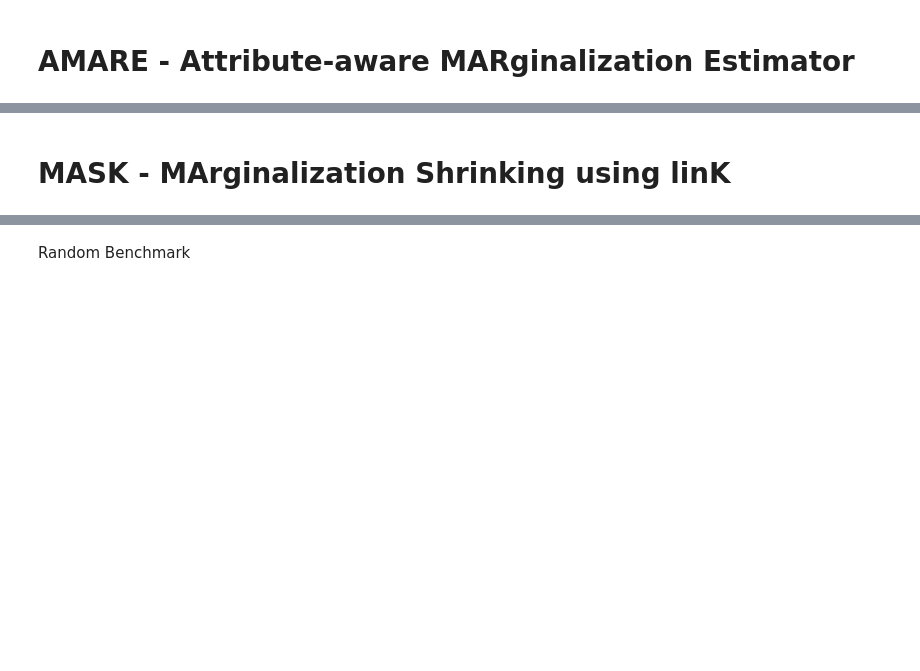
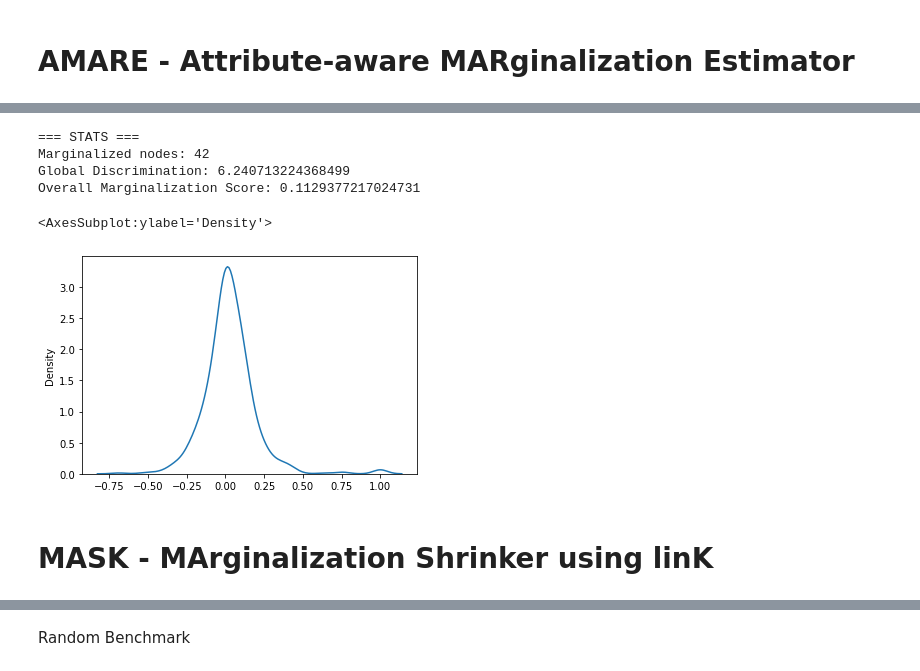
Before and after one commit to FedericoMz/FairNet, a Jupyter notebook: FairNet.ipynb, the cells around one changed output, grey strips where cells are left out. Drawn from its saved outputs; the diff is of its cells as text; code cells hidden in the pictures; blank space fills up the shorter version.

```diff
--- a/FairNet.ipynb
+++ b/FairNet.ipynb
@@ -91,8 +96,6 @@ def homogeneity(node, attr, center=True):
     if size > 2:
         return count/size
 # %%
-margs = []
-
 marg_dict = dict()
 
 for node in list(g.nodes()):
@@ -111,13 +114,10 @@ for node in list(g.nodes()):
     size = len(egonet)
     if size > 2:
         marg = ((count * weights[attr] / (count * weights[attr] + (size-count)* (1 - weights[attr]))) - 0.5) * 2
-        margs.append(marg)
-        if abs(marg) > threshold:
-            marg_dict[node] = marg
-        else:
-            marg_dict[node] = 0
     else:
-        marg_dict[node] = 0
+        marg = 0
+
+    marg_dict[node] = marg
 
 disc_nodes = [k for k,v in marg_dict.items() if abs(v) > threshold]
 disc = len(disc_nodes)
@@ -141,11 +143,18 @@ links = list(plausible.edges)
 # %%
 print("=== STATS ===")
 print("Marginalized nodes:", disc)
 print("Global Discrimination:", disc * 100 / len(g.nodes()))
 print("Overall Marginalization Score:", mean([abs(x) for x in marg_dict.values()]))
-sns.kdeplot(margs)
+sns.kdeplot(list(marg_dict.values()))
+# %% [output]
+=== STATS ===
+Marginalized nodes: 42
+Global Discrimination: 6.240713224368499
+Overall Marginalization Score: 0.1129377217024731
+<AxesSubplot:ylabel='Density'>
+[figure, added]
 # %% [markdown]
-# MASK - MArginalization Shrinking using linK
+# MASK - MArginalization Shrinker using linK
 # %%
 def random_individual(links):
 
```
Also changed, not shown: parts of 10 cells of this notebook.
